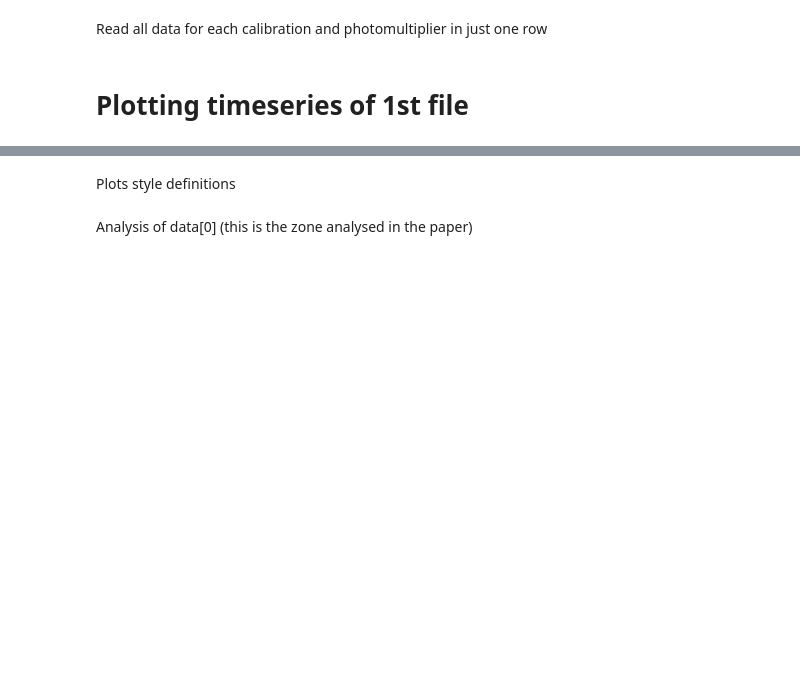
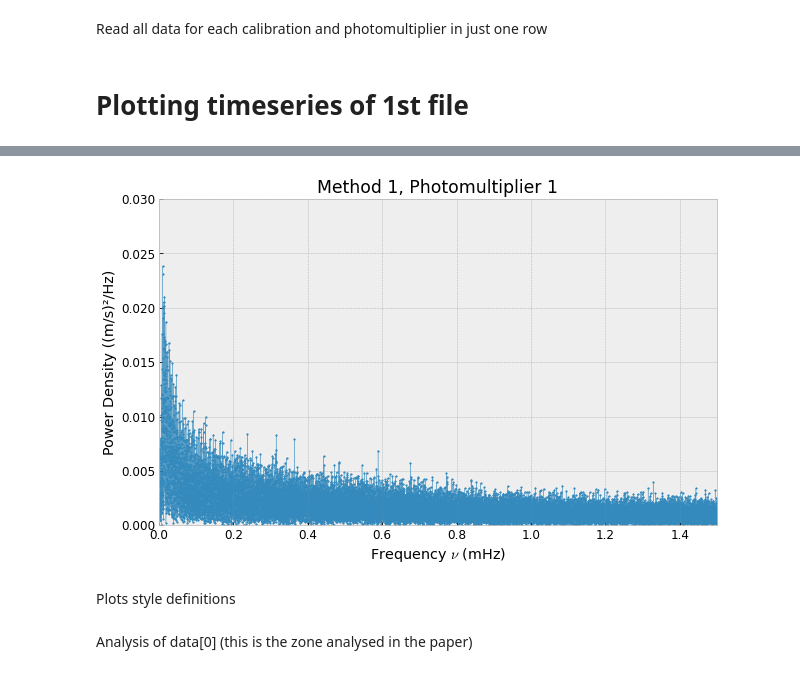
Before and after one commit to rita-png/astrophysics-laboratory, a Jupyter notebook: Sun.ipynb, the cells around one changed output, grey strips where cells are left out. Drawn from its saved outputs; the diff is of its cells as text; code cells hidden in the pictures; blank space fills up the shorter version.

```diff
--- a/Sun.ipynb
+++ b/Sun.ipynb
@@ -197,3 +208,36 @@ with plt.style.context('bmh'):
+# %%
+# Perform FFT of the 4 given files
+with plt.style.context('bmh'):
+    plt.rcParams.update({'font.size': 12})
+
+    tpCount     = len(data[0])
+    values      = np.arange(int(tpCount/2))
+    timePeriod  = tpCount/samplingFrequency
+    frequencies = values/timePeriod*1000
+    freqs.append(frequencies)
+
+
+    # Frequency domain representation
+    fourierTransform = np.fft.fft(data[0])/len(data[0])           # Normalize amplitude
+    fourierTransform = fourierTransform[range(int(len(data[0])/2))] # Exclude sampling frequency
+
+
+    plt.xlim([0, 1.5])
+    plt.ylim([0, 0.03])
+
+
+    plt.title(titles[0])
+
+    plt.scatter(frequencies, abs(fourierTransform), cmap = 'Blues', alpha=1, s=2.5)
+    plt.plot(frequencies, abs(fourierTransform), linewidth=0.4, alpha=0.8)
+
+    plt.xlabel('Frequency $\\nu$ (mHz)')
+
+    plt.ylabel('Power Density ((m/s)²/Hz)')
+
+    plt.show()
+# %% [output]
+[figure, added]
 # %% [markdown]
 Plots style definitions
 # %%
```
Also changed, not shown: parts of 45 cells of this notebook.
